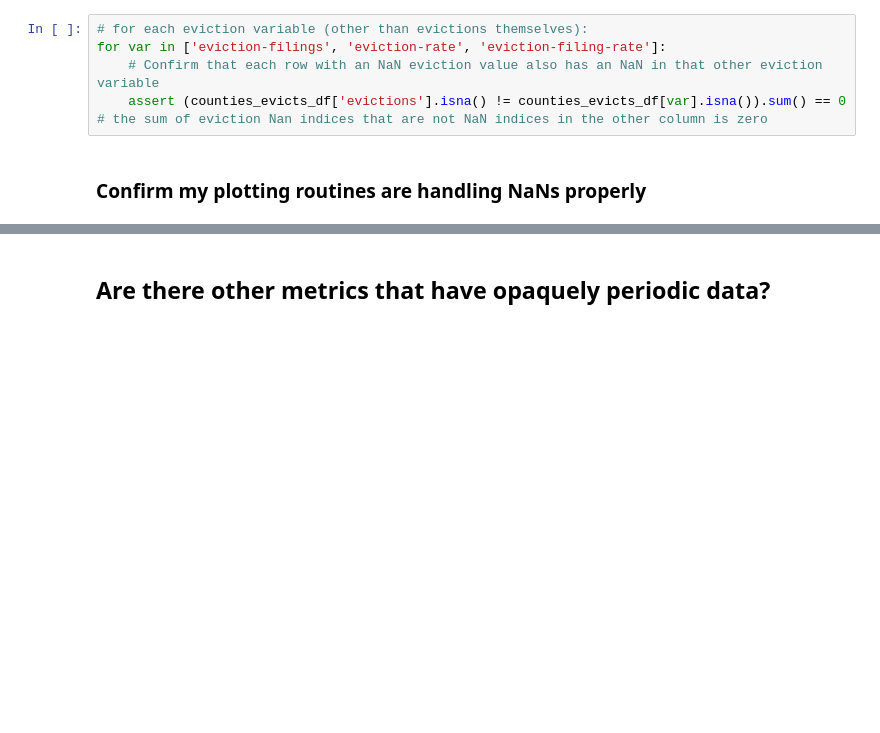
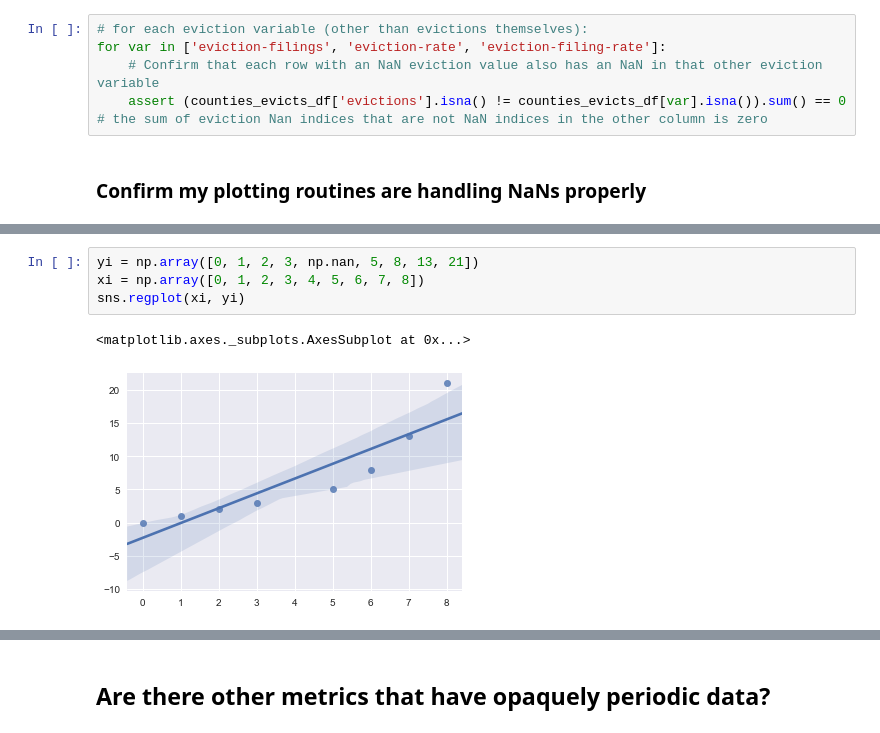
Before and after one commit to paulo-g-martinez/eviction-lab-tn-nss-capstone, a Jupyter notebook: enhancing-statistical-rigor.ipynb, the cells around one changed output, grey strips where cells are left out. Saved outputs shown, nothing was run; the diff lists cells and outputs as text; blank space fills up the shorter version.

Commit message:
validated na handling for all plotting routines

```diff
--- a/enhancing-statistical-rigor.ipynb
+++ b/enhancing-statistical-rigor.ipynb
@@ -168,3 +168,10 @@ data = [
 py.iplot(data)
 # %% [output]
 [interactive output not drawn]
+# %%
+yi = np.array([0, 1, 2, 3, np.nan, 5, 8, 13, 21])
+xi = np.array([0, 1, 2, 3, 4, 5, 6, 7, 8])
+sns.regplot(xi, yi)
+# %% [output]
+<matplotlib.axes._subplots.AxesSubplot at 0x...>
+[figure, added]
```
Also changed, not shown: parts of 2 cells of this notebook.
